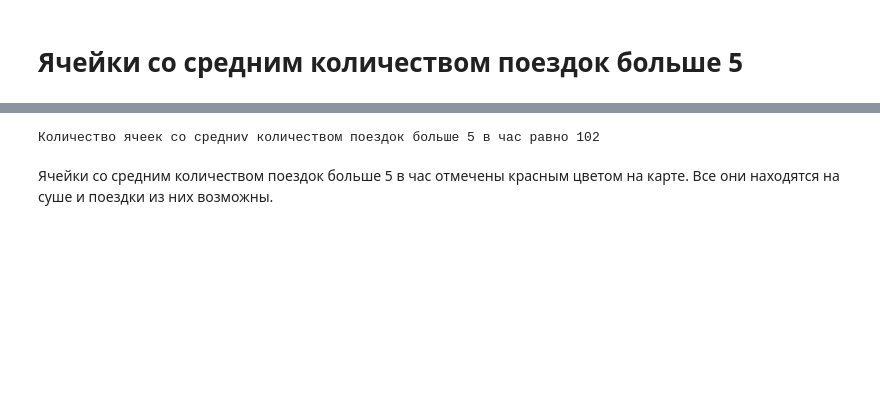
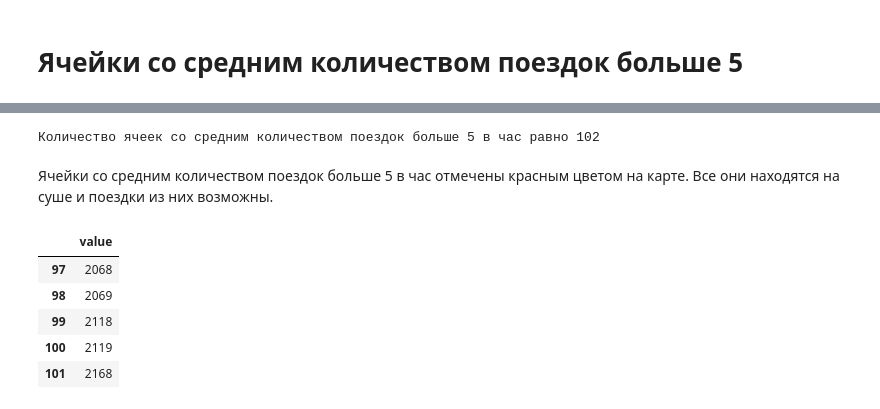
Before and after one commit to PhySci/projectNYtaxi, a Jupyter notebook: Week2.ipynb, the cells around one changed output, grey strips where cells are left out. Saved outputs shown, nothing was run; the diff lists cells and outputs as text; code cells hidden in the pictures; blank space fills up the shorter version.

```diff
--- a/Week2.ipynb
+++ b/Week2.ipynb
@@ -98,8 +123,18 @@ map3
 # %% [output]
 [interactive output not drawn]
 # %%
-print 'Количество ячеек со средниv количеством поездок больше 5 в час равно', meanTrips[meanTrips.crowd].shape[0]
+print 'Количество ячеек со средним количеством поездок больше 5 в час равно', meanTrips[meanTrips.crowd].shape[0]
 # %% [output]
-Количество ячеек со средниv количеством поездок больше 5 в час равно 102
+Количество ячеек со средним количеством поездок больше 5 в час равно 102
 # %% [markdown]
 Ячейки со средним количеством поездок больше 5 в час отмечены красным цветом на карте. Все они находятся на суше и поездки из них возможны.
+# %%
+crowdRegs = pd.DataFrame( meanTrips[meanTrips.crowd].Region.values,columns=['value'])
+crowdRegs.tail()
+# %% [output]
+|  | value |
+| 97 | 2068 |
+| 98 | 2069 |
+| 99 | 2118 |
+| 100 | 2119 |
+| 101 | 2168 |
```
Also changed, not shown: parts of 3 cells of this notebook, 8 other files.
